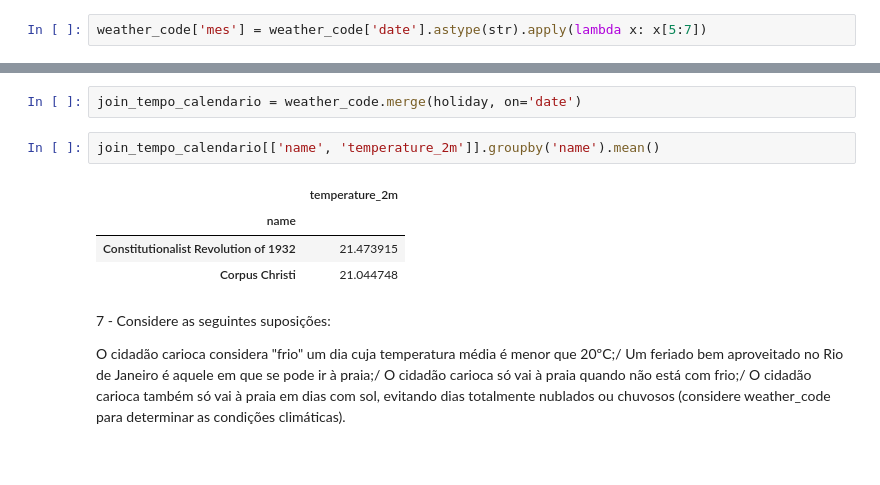
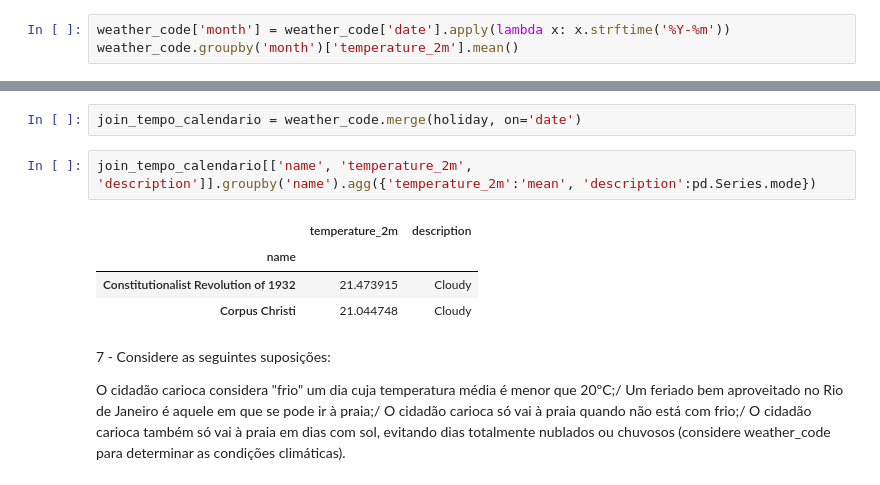
Before and after one commit to Nevesm5/Datario, a Jupyter notebook: analise_api.ipynb, the cells around one changed output, grey strips where cells are left out. Cells and saved outputs as stored; diff of their text form.

```diff
--- a/analise_api.ipynb
+++ b/analise_api.ipynb
@@ -200,4 +200,5 @@ dtype: int64
 # %% [markdown]
 4-Qual foi a temperatura média em cada mês?
 # %%
-weather_code['mes'] = weather_code['date'].astype(str).apply(lambda x: x[5:7])
+weather_code['month'] = weather_code['date'].apply(lambda x: x.strftime('%Y-%m'))
+weather_code.groupby('month')['temperature_2m'].mean()
@@ -231,12 +231,12 @@ holiday['date'] = holiday['date'].astype(str)
 # %%
 join_tempo_calendario = weather_code.merge(holiday, on='date')
 # %%
-join_tempo_calendario[['name', 'temperature_2m']].groupby('name').mean()
+join_tempo_calendario[['name', 'temperature_2m', 'description']].groupby('name').agg({'temperature_2m':'mean', 'description':pd.Series.mode})
 # %% [output]
-|  | temperature_2m |
-| name |  |
-| Constitutionalist Revolution of 1932 | 21.473915 |
-| Corpus Christi | 21.044748 |
+|  | temperature_2m | description |
+| name |  |  |
+| Constitutionalist Revolution of 1932 | 21.473915 | Cloudy |
+| Corpus Christi | 21.044748 | Cloudy |
 # %% [markdown]
 7 - Considere as seguintes suposições:
 
```
Also changed, not shown: parts of 5 cells of this notebook.
